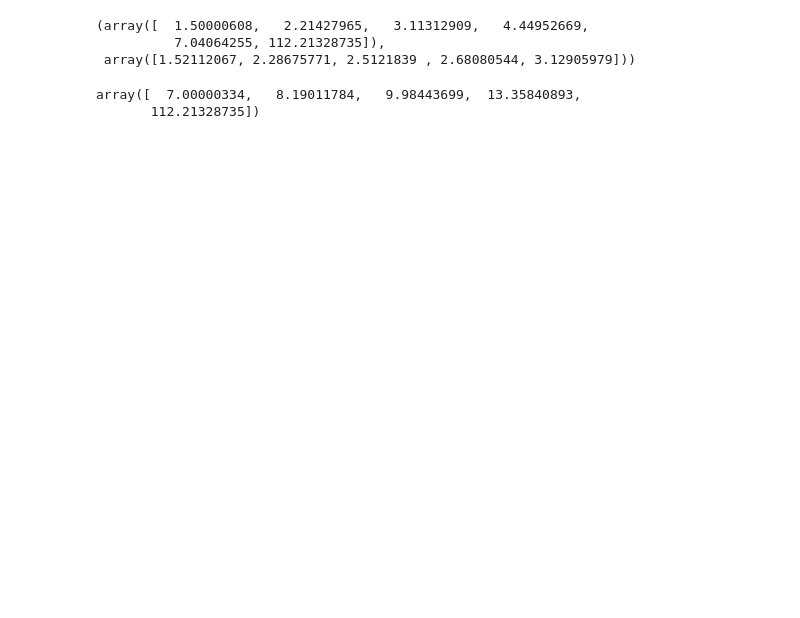
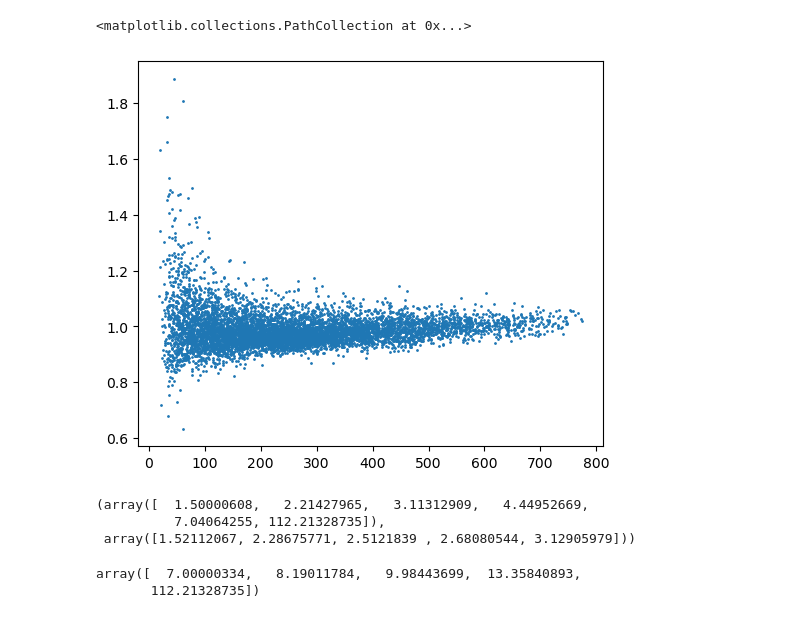
Before and after one commit to tcuisset/HgcalSuperclustering, a Jupyter notebook: dnn_training/val_test.ipynb, the cells around one changed output. Drawn from its saved outputs; the diff is of its cells as text; code cells hidden in the pictures; blank space fills up the shorter version.

```diff
--- a/dnn_training/val_test.ipynb
+++ b/dnn_training/val_test.ipynb
@@ -20,0 +52,6 @@ trainer.val_loop(DataLoader(val_dataset, batch_size=100000), val_dataset)
+# %%
+val_dataset_cpu = {key : tensor.cpu() for key, tensor in datasets_continuous["valDataset"].items()}
+val_dataset_gpu = {key : tensor.to(trainer.device) for key, tensor in datasets_continuous["valDataset"].items()}
+# %%
+pred, loss = trainer.val_evaluateModel(val_dataset_gpu)
+pred = trainer.loss.switchPredIfNeeded(pred).cpu()
@@ -20,0 +63,9 @@ trainer.val_loop(DataLoader(val_dataset, batch_size=100000), val_dataset)
+# %%
+val_dataset = val_dataset_cpu
+def superclusteredEnergyForWP(wp:float):
+    """ Compute for each event the sum of energy superclustered by the DNN at the given WP """
+    return val_dataset["seedEnergy_perEvent"] + torch.scatter_add(torch.zeros(torch.max(val_dataset["eventIndex"])+1, device=val_dataset["eventIndex"].device), 0, val_dataset["eventIndex"], val_dataset["features"][:, featureNames.index("multi_en")]*(pred >= wp))
+
+superclsEnergy = superclusteredEnergyForWP(0.8)
+superclsEnergy_ratio = superclsEnergy / val_dataset["caloParticleEnergy_perEvent"]
+superclsEnergy_ratio
@@ -21,3 +77,24 @@ trainer.val_loop(DataLoader(val_dataset, batch_size=100000), val_dataset)
+# %%
+x, y = val_dataset["caloParticleEnergy_perEvent"], superclsEnergy_ratio
+p, cov = np.polyfit(x, y, 1, cov=True)
+t = scipy.stats.t.ppf(0.975, val_dataset["caloParticleEnergy_perEvent"].shape[0] - p.size)
+
+dof = x.shape[0] - p.size
+y_model = np.polyval(p, x)
+resid = y - y_model
+s_err = np.sqrt(np.sum(resid**2) / dof)
+pi = t * s_err * np.sqrt(1 + 1/x.shape[0] + (x2 - np.mean(x))**2 / np.sum((x - np.mean(x))**2))
+
+plt.scatter(x, y, s=1)
+
+x2 = np.linspace(np.min(x), np.max(x), 100)
+y2 = np.polyval(p, x2)
+plt.gca().fill_between(x2, y2 + pi, y2 - pi, color="None", linestyle="--")
+plt.gca().plot(x2, y2 - pi, "--", color="0.5", label="95% Prediction Limits")
+plt.gca().plot(x2, y2 + pi, "--", color="0.5")
+# %% [output]
+<matplotlib.collections.PathCollection at 0x...>
+[figure, added]
 # %%
 def histedges_equalN(x, nbin):
     npt = len(x)
```
Also changed, not shown: parts of 10 cells of this notebook, 5 other files.
